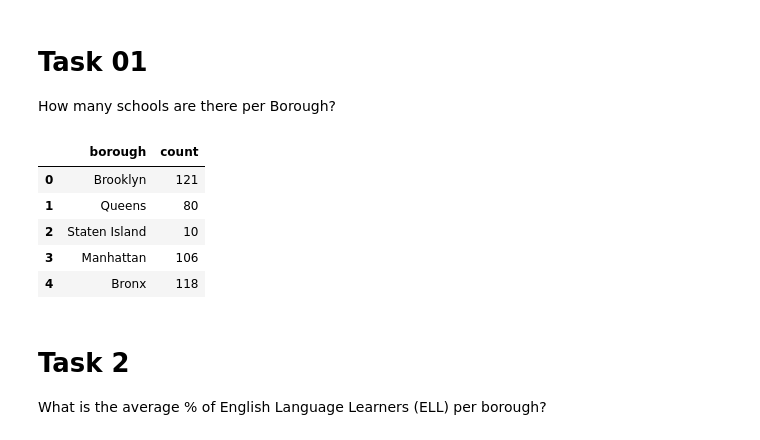
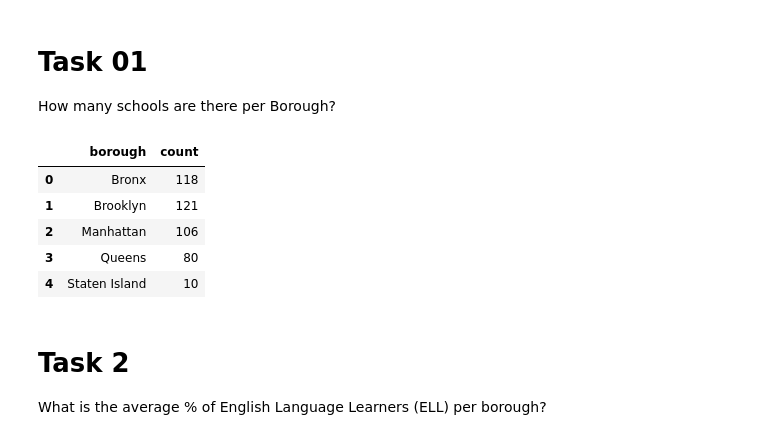
Before and after one commit to webeet-io/_onboarding_data, a Jupyter notebook: daily_tasks/day_3/day3_sql_analysis.ipynb, the cells around one changed output. Drawn from its saved outputs; the diff is of its cells as text; code cells hidden in the pictures.

Commit message:
Review Q1 sql count added distinct

```diff
--- a/daily_tasks/day_3/day3_sql_analysis.ipynb
+++ b/daily_tasks/day_3/day3_sql_analysis.ipynb
@@ -38,16 +38,16 @@ df.head()
 # Task 01
 How many schools are there per Borough?
 # %%
-query = 'SELECT borough, COUNT(*) FROM nyc_schools.high_school_directory GROUP BY borough;'
+query = 'SELECT borough, COUNT(DISTINCT dbn) FROM nyc_schools.high_school_directory GROUP BY borough;'
 df = pd.read_sql(query, conn)
 df
 # %% [output]
 |  | borough | count |
-| 0 | Brooklyn | 121 |
-| 1 | Queens | 80 |
-| 2 | Staten Island | 10 |
-| 3 | Manhattan | 106 |
-| 4 | Bronx | 118 |
+| 0 | Bronx | 118 |
+| 1 | Brooklyn | 121 |
+| 2 | Manhattan | 106 |
+| 3 | Queens | 80 |
+| 4 | Staten Island | 10 |
 # %% [markdown]
 # Task 2
 What is the average % of English Language Learners (ELL) per borough?
```
Also changed, not shown: parts of 1 cell of this notebook.
